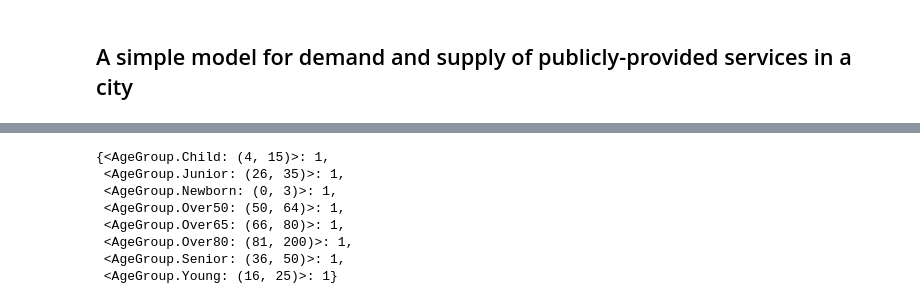
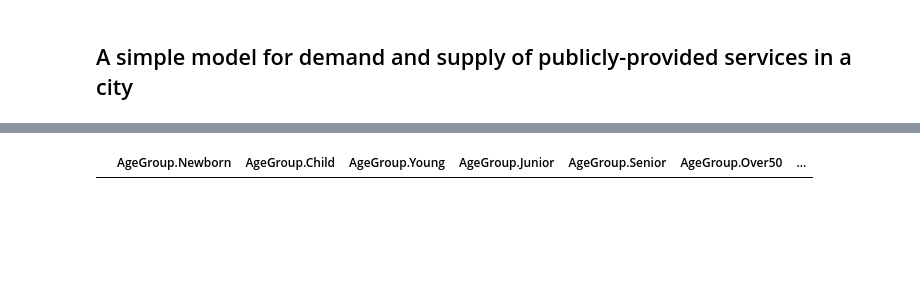
Before and after one commit to davideveronese/daf-data-science, a Jupyter notebook: mappa_quartiere/CityServicesModel.ipynb, the cells around one changed output, grey strips where cells are left out. Cells and saved outputs as stored; diff of their text form; code cells hidden in the pictures; blank space fills up the shorter version.

```diff
--- a/mappa_quartiere/CityServicesModel.ipynb
+++ b/mappa_quartiere/CityServicesModel.ipynb
@@ -140,12 +161,6 @@ def evaluate_demand(householdList, outputServices= [t for t in ServiceType]):
-# %%
-zz = Household()
-zz.members
-# %% [output]
-{<AgeGroup.Child: (4, 15)>: 1,
- <AgeGroup.Junior: (26, 35)>: 1,
- <AgeGroup.Newborn: (0, 3)>: 1,
- <AgeGroup.Over50: (50, 64)>: 1,
- <AgeGroup.Over65: (66, 80)>: 1,
- <AgeGroup.Over80: (81, 200)>: 1,
- <AgeGroup.Senior: (36, 50)>: 1,
- <AgeGroup.Young: (16, 25)>: 1}
+# %%
+zz = pd.DataFrame(columns=AgeGroup.all())
+zz[(1,2),2] = 4
+zz
+# %% [output]
+|  | AgeGroup.Newborn | AgeGroup.Child | AgeGroup.Young | AgeGroup.Junior | AgeGroup.Senior | AgeGroup.Over50 | ... |
```
Also changed, not shown: parts of 7 cells of this notebook.
